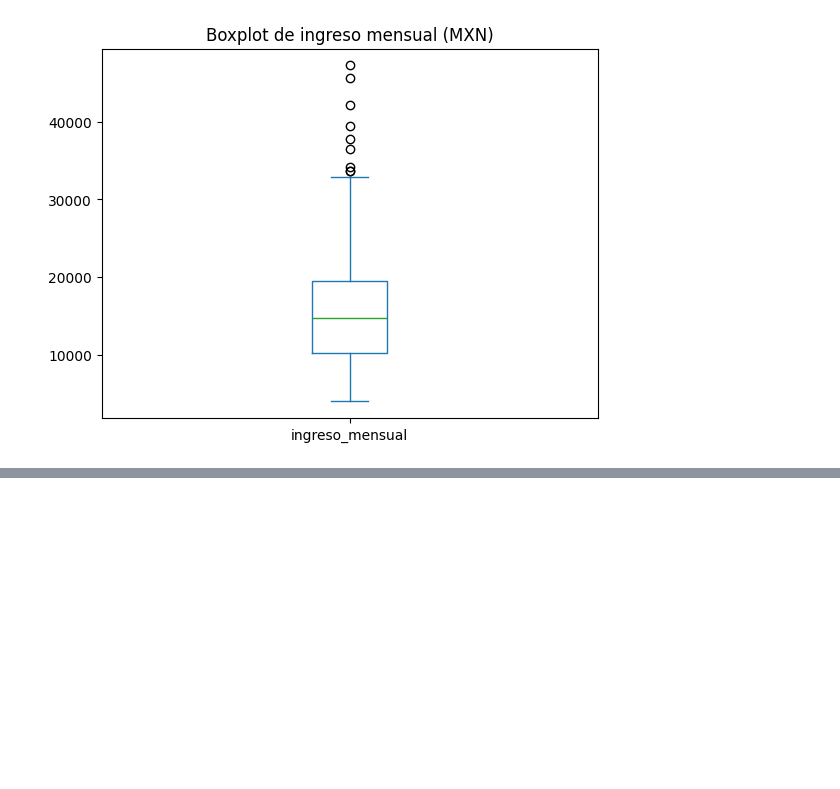
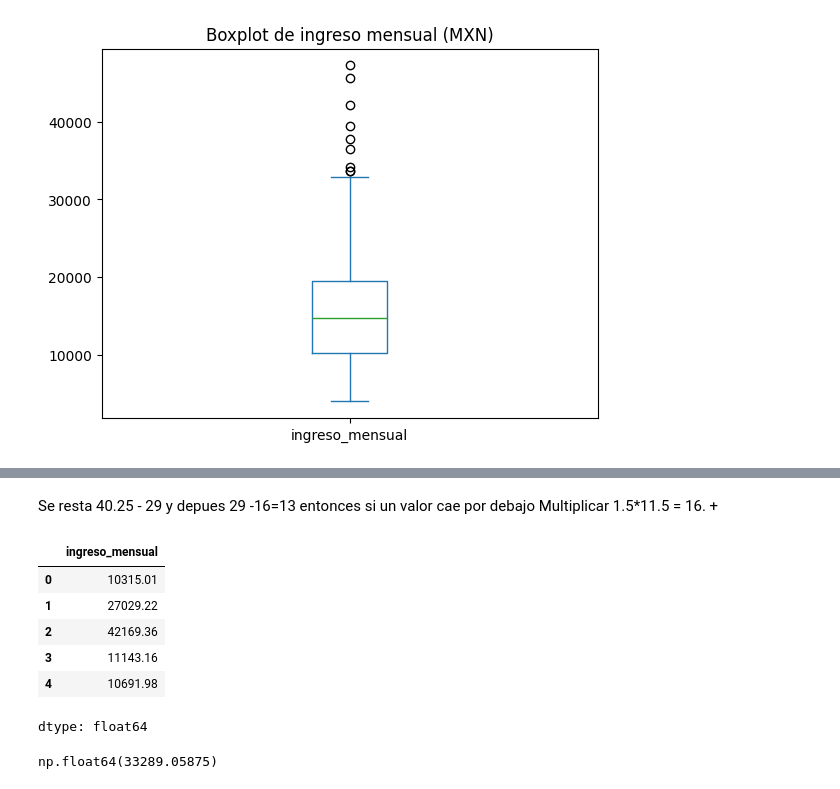
Before and after one commit to paolanavarror/mineria-de-datos, a Jupyter notebook: MineriaDeDatos.ipynb, the cells around one changed output, grey strips where cells are left out. Saved outputs shown, nothing was run; the diff lists cells and outputs as text; code cells hidden in the pictures; blank space fills up the shorter version.

```diff
--- a/MineriaDeDatos.ipynb
+++ b/MineriaDeDatos.ipynb
@@ -1242,0 +1309,24 @@ plt.show()
+# %% [markdown]
+Se resta 40.25 - 29 y depues 29 -16=13 entonces si un valor cae por debajo
+Multiplicar 1.5*11.5 = 16. +
+# %%
+# del df nos taresmo la columna de ingreso mensual
+df["ingreso_mensual"].head()
+# %% [output]
+|  | ingreso_mensual |
+| 0 | 10315.01 |
+| 1 | 27029.22 |
+| 2 | 42169.36 |
+| 3 | 11143.16 |
+| 4 | 10691.98 |
+dtype: float64
+# %%
+q3 = df["ingreso_mensual"].quantile(0.75) #Calulo del  Q3
+q1 = df["ingreso_mensual"].quantile(0.25)
+iqr = q3 - q1
+limite_sup = q3 + 1.5*iqr #Limite superior
+print(q3,q1,iqr,limite_sup)
+limite_inf = q1 - 1.5*iqr #Limite inferior
+# a partir de 33289 los datos se consideran aberrantes
+# %% [output]
+np.float64(33289.05875)
```
Also changed, not shown: parts of 13 cells of this notebook.
